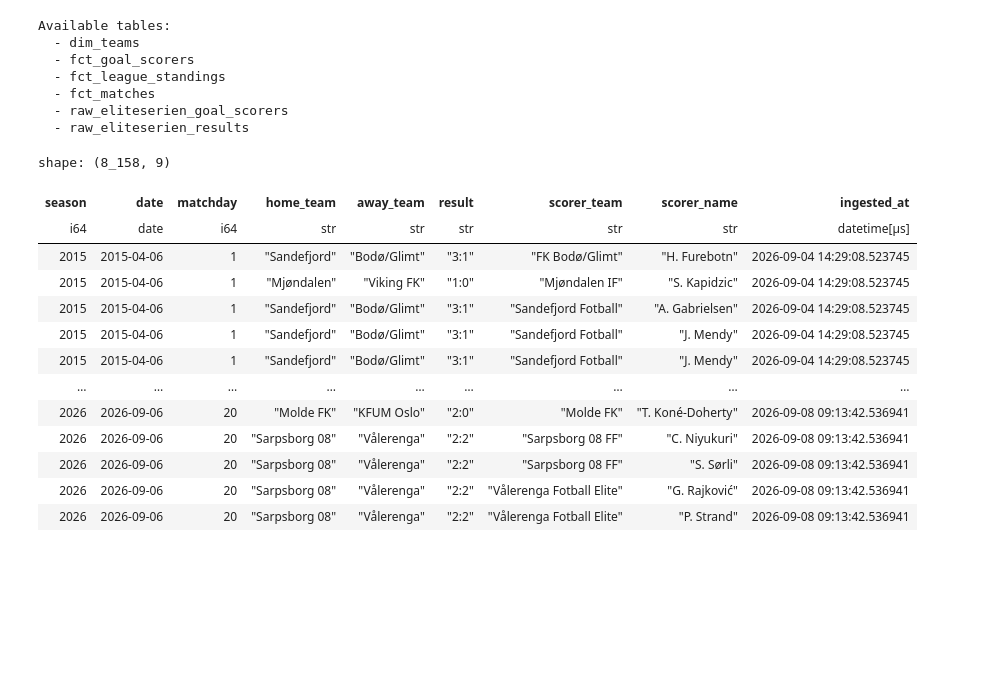
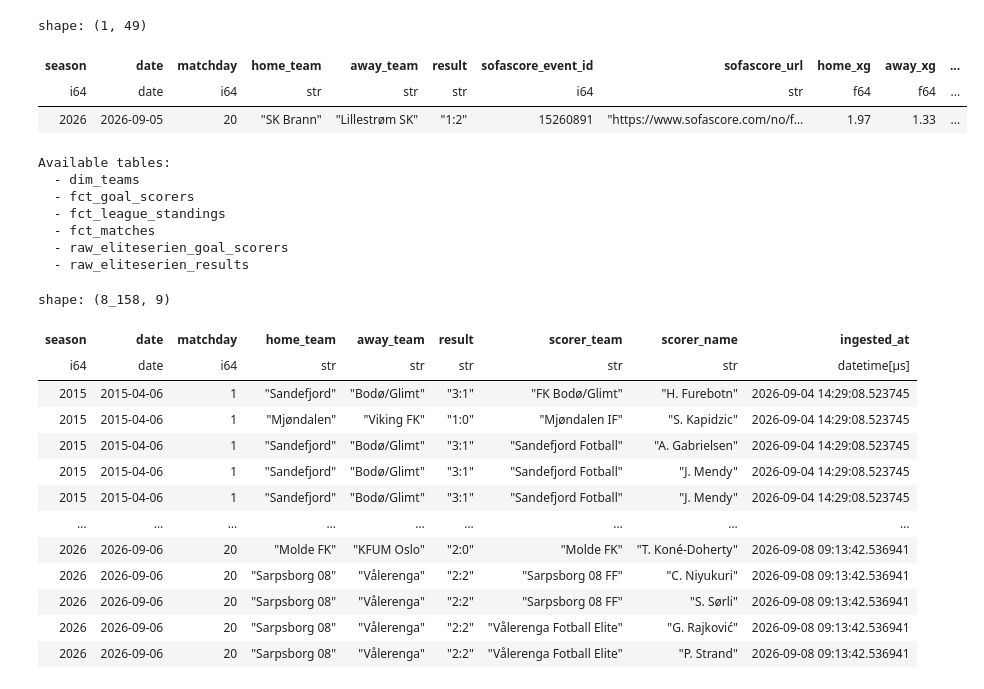
Before and after one commit to PolarsDude/brann_ticket_sales_forecasting, a Jupyter notebook: notebook.ipynb, the cells around one changed output. Drawn from its saved outputs; the diff is of its cells as text; code cells hidden in the pictures; blank space fills up the shorter version.

Commit message:
sofascore data

```diff
--- a/notebook.ipynb
+++ b/notebook.ipynb
@@ -6,6 +6,24 @@ import json
 import duckdb
 from pathlib import Path
 from src.utils import scrape_ticket_sections, get_available_events, scrape_match_results, scrape_eliteserien_results,create_table_after_round
+# %%
+from importlib import reload
+import src.utils as u
+reload(u)
+
+rows = u.scrape_eliteserien_all_xg_for_season(
+season_id=2025,
+year=2026,
+delay_seconds=0
+)
+# %%
+import polars as pl
+pl.DataFrame(rows).filter(pl.col('home_team') == 'SK Brann').tail(1)
+# %% [output]
+shape: (1, 49)
+| season | date | matchday | home_team | away_team | result | sofascore_event_id | sofascore_url | home_xg | away_xg | ... |
+| i64 | date | i64 | str | str | str | i64 | str | f64 | f64 | ... |
+| 2026 | 2026-09-05 | 20 | "SK Brann" | "Lillestrøm SK" | "1:2" | 15260891 | "https://www.sofascore.com/no/f… | 1.97 | 1.33 | ... |
 # %%
 # List all table names
 db_path = Path("data/brann.duckdb")
```
Also changed, not shown: parts of 1 cell of this notebook, 4 other files.
